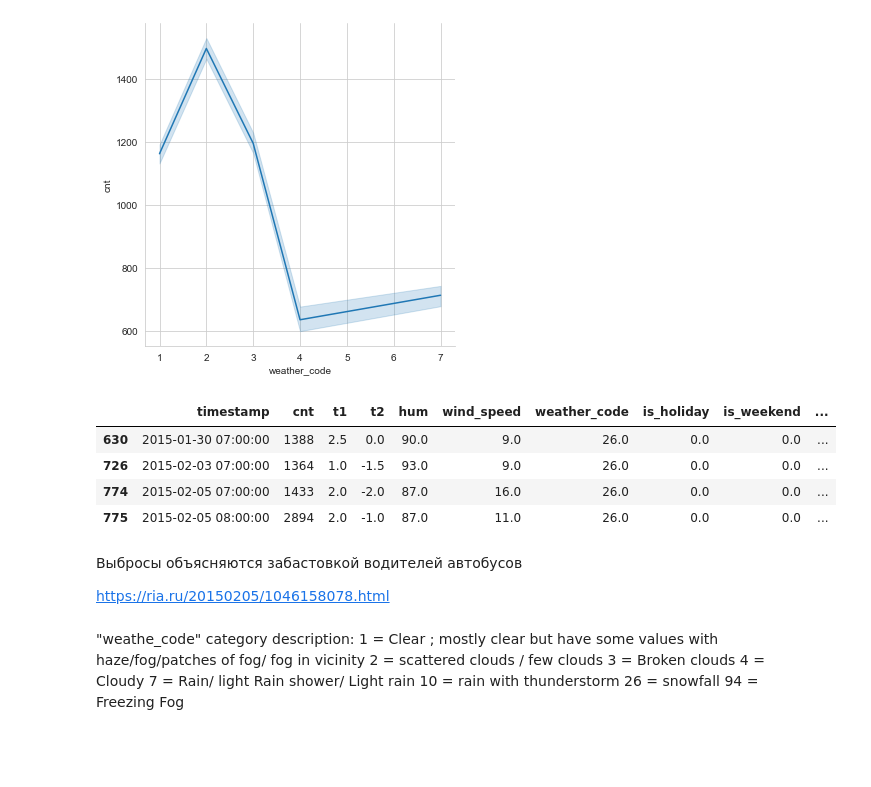
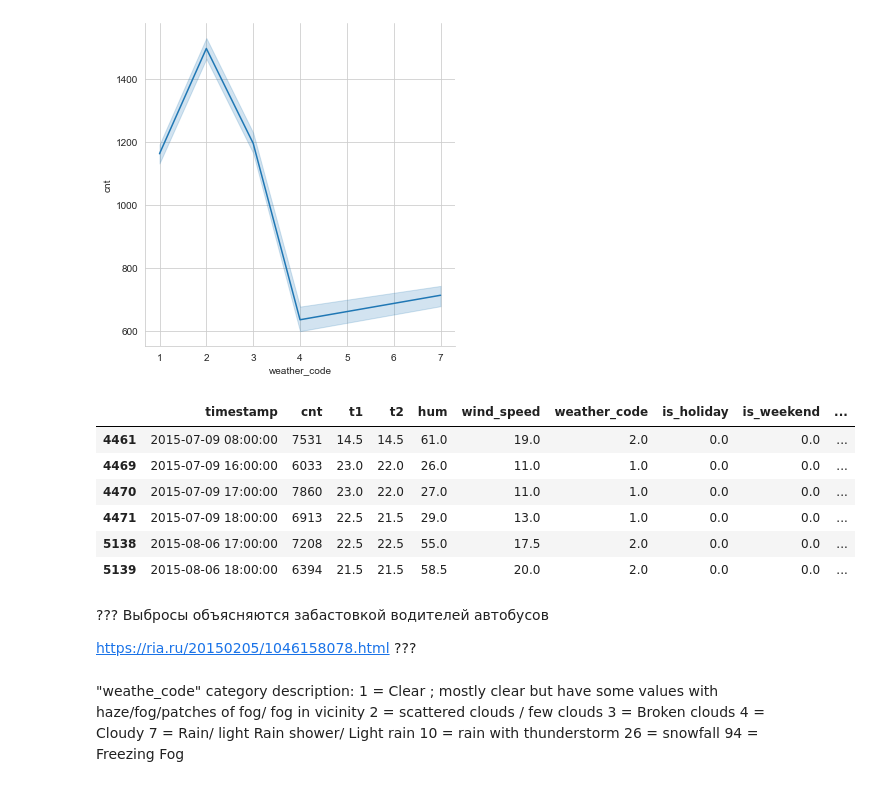
Before and after one commit to Trickster2038/research0, a Jupyter notebook: bicycles.ipynb, the cells around one changed output. Saved outputs shown, nothing was run; the diff lists cells and outputs as text; code cells hidden in the pictures; blank space fills up the shorter version.

```diff
--- a/bicycles.ipynb
+++ b/bicycles.ipynb
@@ -202,17 +226,19 @@ sns.relplot(data=df.query("weather_code < 10"), x="weather_code", y="cnt",kind=
 <seaborn.axisgrid.FacetGrid at 0x...>
 [figure]
 # %%
-df.query("weather_code == 26 and cnt > 1000")
+df.query("weather_code < 5 and cnt > 6000")
 # %% [output]
 |  | timestamp | cnt | t1 | t2 | hum | wind_speed | weather_code | is_holiday | is_weekend | ... |
-| 630 | 2015-01-30 07:00:00 | 1388 | 2.5 | 0.0 | 90.0 | 9.0 | 26.0 | 0.0 | 0.0 | ... |
-| 726 | 2015-02-03 07:00:00 | 1364 | 1.0 | -1.5 | 93.0 | 9.0 | 26.0 | 0.0 | 0.0 | ... |
-| 774 | 2015-02-05 07:00:00 | 1433 | 2.0 | -2.0 | 87.0 | 16.0 | 26.0 | 0.0 | 0.0 | ... |
-| 775 | 2015-02-05 08:00:00 | 2894 | 2.0 | -1.0 | 87.0 | 11.0 | 26.0 | 0.0 | 0.0 | ... |
+| 4461 | 2015-07-09 08:00:00 | 7531 | 14.5 | 14.5 | 61.0 | 19.0 | 2.0 | 0.0 | 0.0 | ... |
+| 4469 | 2015-07-09 16:00:00 | 6033 | 23.0 | 22.0 | 26.0 | 11.0 | 1.0 | 0.0 | 0.0 | ... |
+| 4470 | 2015-07-09 17:00:00 | 7860 | 23.0 | 22.0 | 27.0 | 11.0 | 1.0 | 0.0 | 0.0 | ... |
+| 4471 | 2015-07-09 18:00:00 | 6913 | 22.5 | 21.5 | 29.0 | 13.0 | 1.0 | 0.0 | 0.0 | ... |
+| 5138 | 2015-08-06 17:00:00 | 7208 | 22.5 | 22.5 | 55.0 | 17.5 | 2.0 | 0.0 | 0.0 | ... |
+| 5139 | 2015-08-06 18:00:00 | 6394 | 21.5 | 21.5 | 58.5 | 20.0 | 2.0 | 0.0 | 0.0 | ... |
 # %% [markdown]
-Выбросы объясняются забастовкой водителей автобусов
+??? Выбросы объясняются забастовкой водителей автобусов
 
-https://ria.ru/20150205/1046158078.html
+https://ria.ru/20150205/1046158078.html ???
 # %% [markdown]
 "weathe_code" category description:
 1 = Clear ; mostly clear but have some values with haze/fog/patches of fog/ fog in vicinity
```
Also changed, not shown: parts of 7 cells of this notebook, 8 other files.
